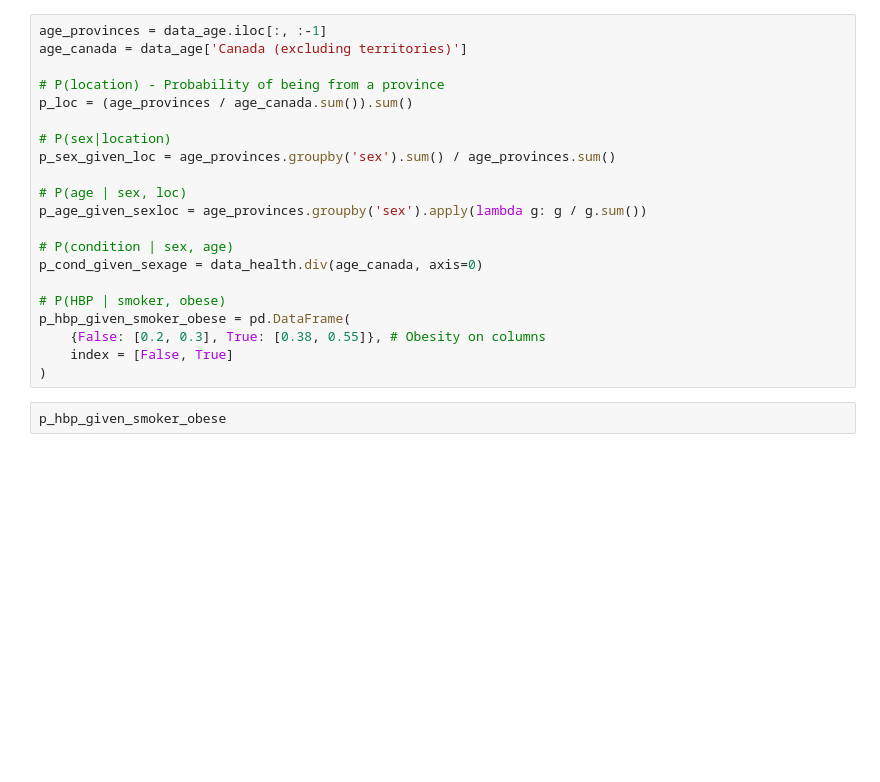
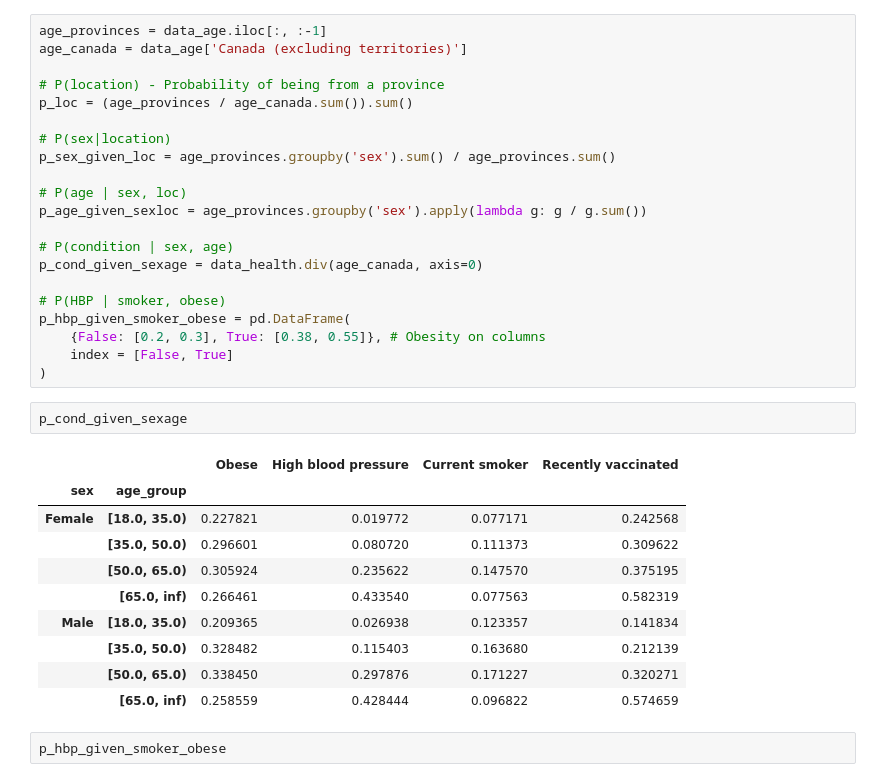
Before and after one commit to ltyih/reidentification-risk, a Jupyter notebook: methods/data_generators/bayesian-network/bayesian_network.ipynb, the cells around one changed output. Cells and saved outputs as stored; diff of their text form; blank space fills up the shorter version.

```diff
--- a/methods/data_generators/bayesian-network/bayesian_network.ipynb
+++ b/methods/data_generators/bayesian-network/bayesian_network.ipynb
@@ -101,6 +113,19 @@ p_hbp_given_smoker_obese = pd.DataFrame(
     {False: [0.2, 0.3], True: [0.38, 0.55]}, # Obesity on columns
     index = [False, True]
 )
+# %%
+p_cond_given_sexage
+# %% [output]
+|  |  | Obese | High blood pressure | Current smoker | Recently vaccinated |
+| sex | age_group |  |  |  |  |
+| Female | [18.0, 35.0) | 0.227821 | 0.019772 | 0.077171 | 0.242568 |
+|  | [35.0, 50.0) | 0.296601 | 0.080720 | 0.111373 | 0.309622 |
+|  | [50.0, 65.0) | 0.305924 | 0.235622 | 0.147570 | 0.375195 |
+|  | [65.0, inf) | 0.266461 | 0.433540 | 0.077563 | 0.582319 |
+| Male | [18.0, 35.0) | 0.209365 | 0.026938 | 0.123357 | 0.141834 |
+|  | [35.0, 50.0) | 0.328482 | 0.115403 | 0.163680 | 0.212139 |
+|  | [50.0, 65.0) | 0.338450 | 0.297876 | 0.171227 | 0.320271 |
+|  | [65.0, inf) | 0.258559 | 0.428444 | 0.096822 | 0.574659 |
 # %%
 p_hbp_given_smoker_obese
 # %% [output]
```
Also changed, not shown: parts of 2 cells of this notebook.
